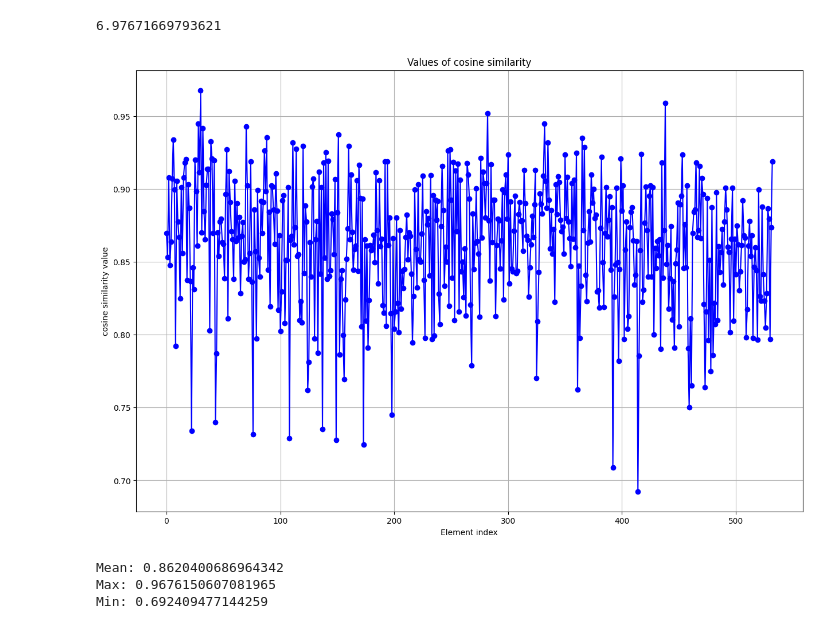
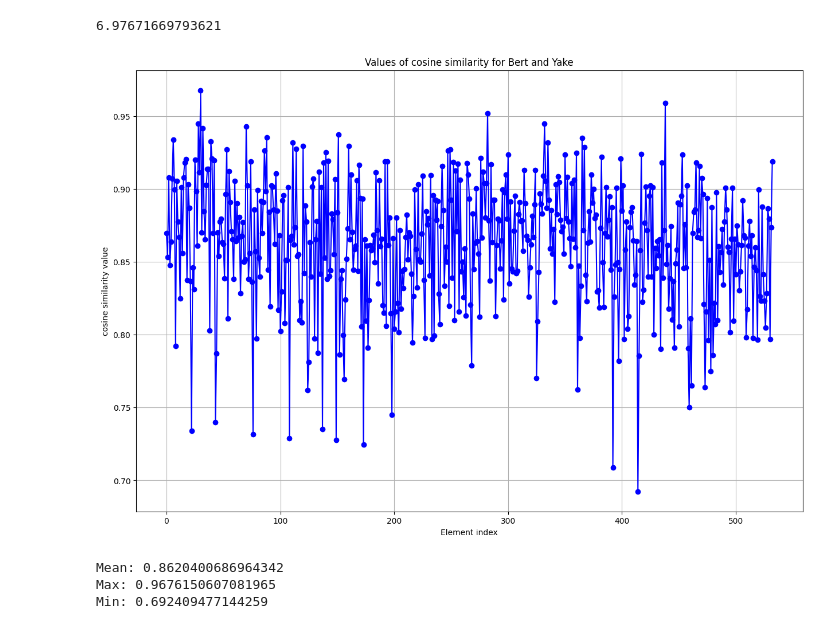
Before and after one commit to Mateusz-Wojciechowski/keyword-extraction, a Jupyter notebook: data_playground.ipynb, the cells around one changed output. Saved outputs shown, nothing was run; the diff lists cells and outputs as text; code cells hidden in the pictures.

```diff
--- a/data_playground.ipynb
+++ b/data_playground.ipynb
@@ -190,10 +186,14 @@ cosine_similarity_results = calculate_cosine_similarity(bert_data, yake_data, 10
+# %%
+cossim_bert_yake = calculate_cosine_similarity(bert_data, yake_data, 10)
+cossim_bert_textrank = calculate_cosine_similarity(bert_data, textrank_data, 10)
+cossim_yake_textrank = calculate_cosine_similarity(yake_data, textrank_data, 10)
 # %%
-def generate_metric_plot(metric_results, metric_name):
+def generate_metric_plot(metric_results, metric_name, algo_name1, algo_name2):
     indexes = list(range(len(metric_results)))
 
     plt.figure(figsize=(15, 10))
     plt.plot(indexes, metric_results, marker='o', linestyle='-', color='b')
-    plt.title(f'Values of {metric_name}')
+    plt.title(f'Values of {metric_name} for {algo_name1} and {algo_name2}')
     plt.xlabel('Element index')
     plt.ylabel(f'{metric_name} value')
     plt.grid(True)
@@ -205,7 +205,7 @@ def generate_metric_plot(metric_results, metric_name):
 
     plt.show()
 # %%
-generate_metric_plot(cosine_similarity_results, 'cosine similarity')
+generate_metric_plot(cossim_bert_yake, 'cosine similarity', 'Bert', 'Yake')
 # %% [output]
-[figure, old version]
+[figure, new version]
 # %%
```
Also changed, not shown: parts of 21 cells of this notebook.
